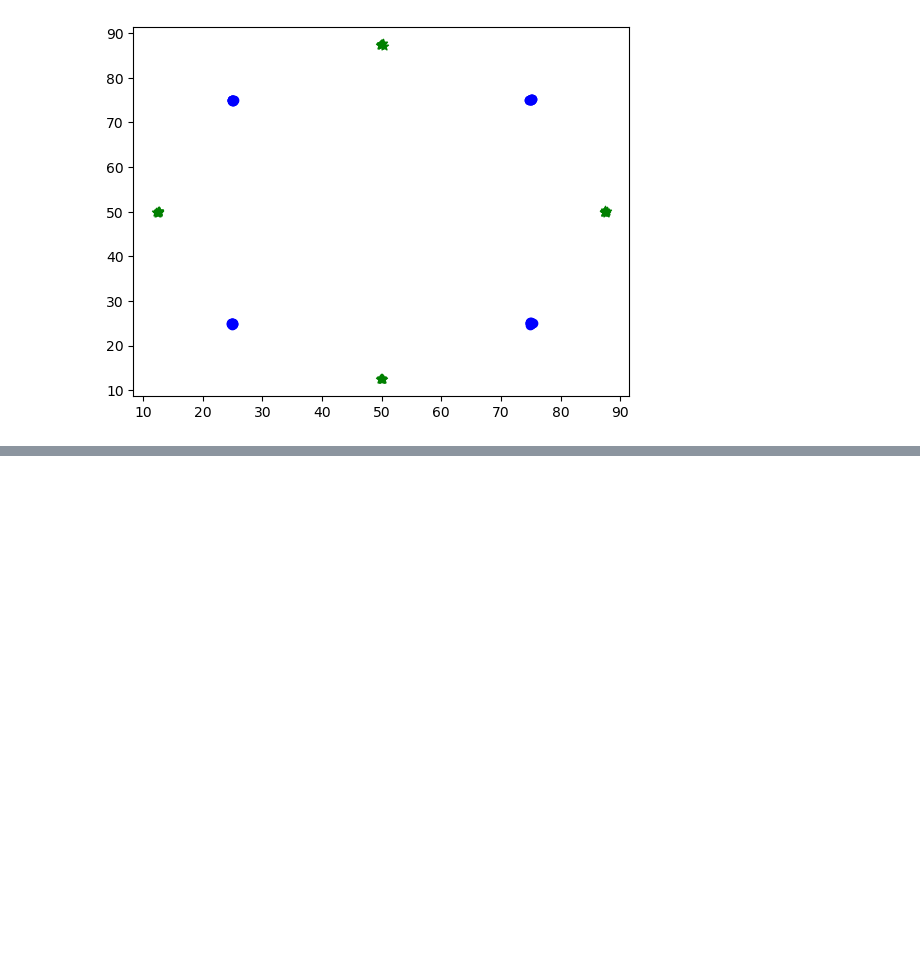
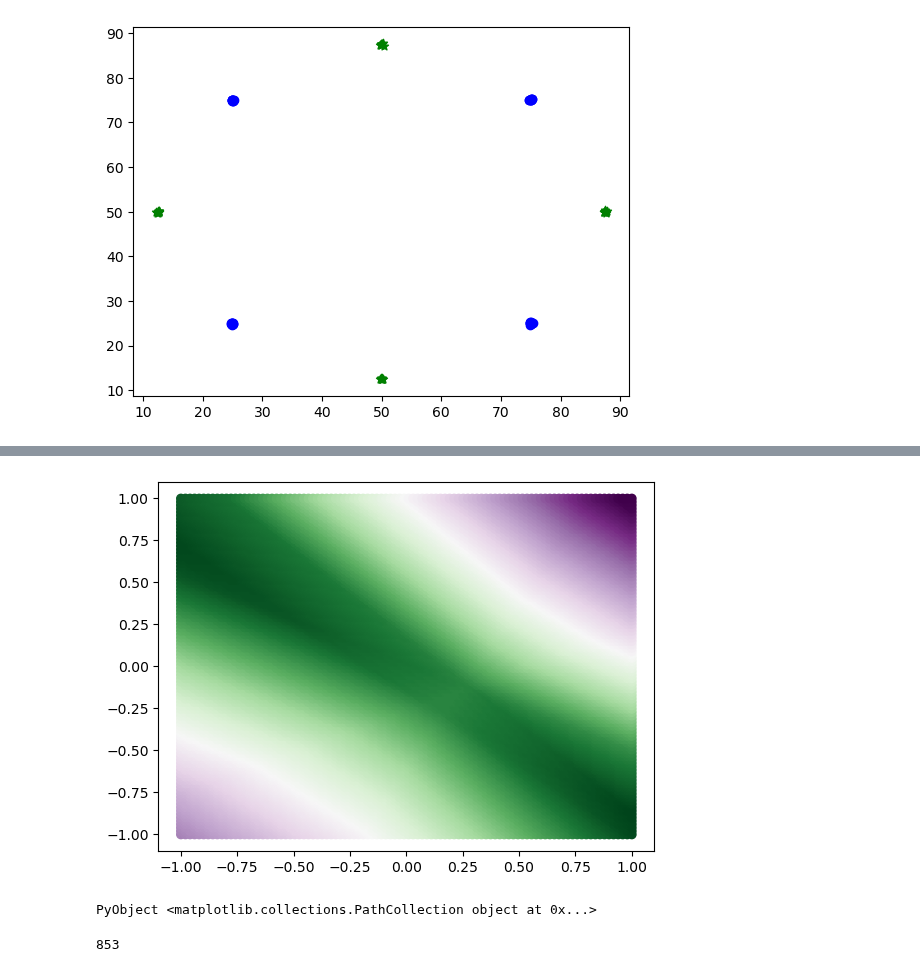
Before and after one commit to jberezow/RJMCMC, a Jupyter notebook: Thesis-Classifier.ipynb, the cells around one changed output, grey strips where cells are left out. Saved outputs shown, nothing was run; the diff lists cells and outputs as text; code cells hidden in the pictures; blank space fills up the shorter version.

```diff
--- a/Thesis-Classifier.ipynb
+++ b/Thesis-Classifier.ipynb
@@ -362,0 +365,17 @@ println(best_score)
+# %%
+#Compare 2 and 3 Node Network
+println(get_score(best_trace2))
+println(get_score(best_trace3))
+a2 = best_trace2[:Wₕ]
+b2 = best_trace2[:Wₒ]
+c2 = best_trace2[:bₕ]
+d2 = best_trace2[:bₒ]
+
+a3 = best_trace3[:Wₕ]
+b3 = best_trace3[:Wₒ]
+c3 = best_trace3[:bₕ]
+d3 = best_trace3[:bₒ]
+
+println(a2)
+println(a3)
+best_trace = best_trace3
@@ -659,0 +826,39 @@ print(exp(s1)/exp(s2))
+# %%
+function plot_grid(data,scores,alpha=1.0)
+    PyPlot.scatter(data[:,1],data[:,2],c=scores,alpha=alpha,cmap="PRGn")
+    #PyPlot.colorbar()
+end
+
+function tracegrid(traces, samples=1000, low=-1.0, high=1.0)
+    d=2
+    n=100
+    r = range(low, high, length = n)
+
+    iter = Iterators.product((r for _ in 1:d)...)
+    grid= vec([collect(i) for i in iter])
+    grid_raw = reduce(hcat, getindex.(grid,i) for i in eachindex(grid[1]))
+    grid2 = transpose(grid_raw)
+    z_master = zeros(length(grid2[1,:]))
+
+    for i=1:samples
+        j = rand((1,length(traces)))
+        trace = traces[j]
+        Wₕ = trace[:Wₕ]
+        Wₒ = trace[:Wₒ]
+        bₕ = trace[:bₕ]
+        bₒ = trace[:bₒ]
+        k = trace[:k]
+        z = Flux.hardσ.(G(grid2,Wₕ,bₕ,Wₒ,bₒ,k),0.02)[1,:]
+        z_master += (z ./ samples)
+    end
+    plot_grid(grid_raw, z_master)
+end
+
+tracegrid(traces)
+# %% [output]
+[figure, added]
+PyObject <matplotlib.collections.PathCollection object at 0x...>
+# %%
+length(traces)
+# %% [output]
+853
```
Also changed, not shown: parts of 23 cells of this notebook, 1 other file.
